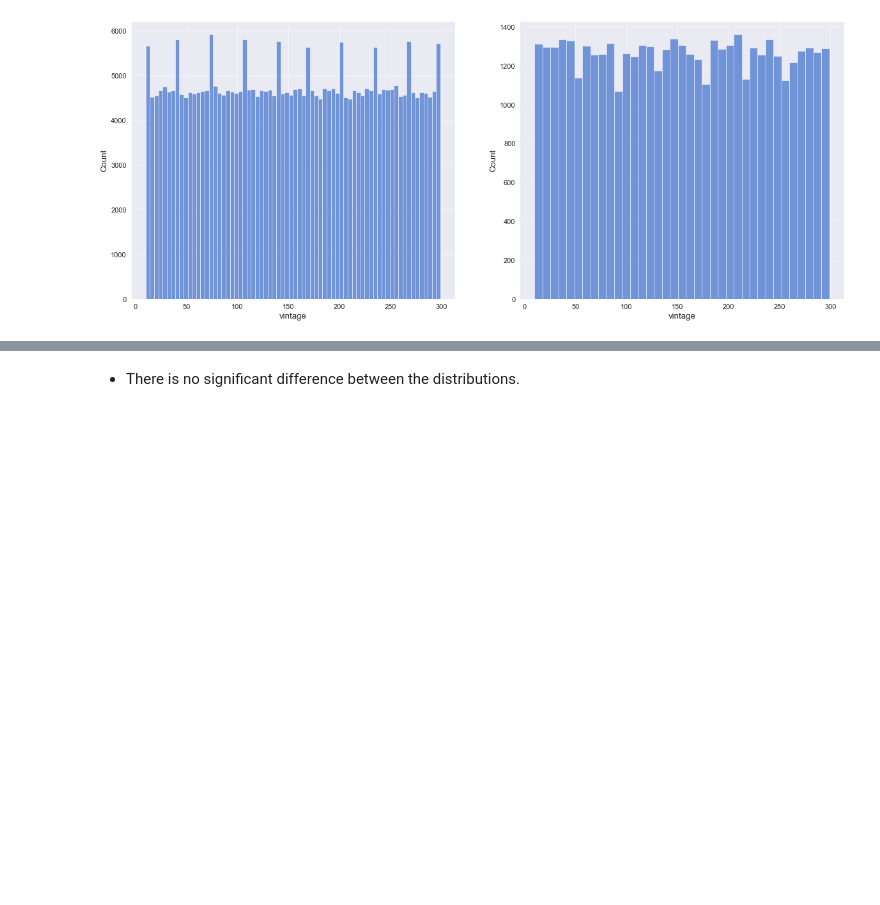
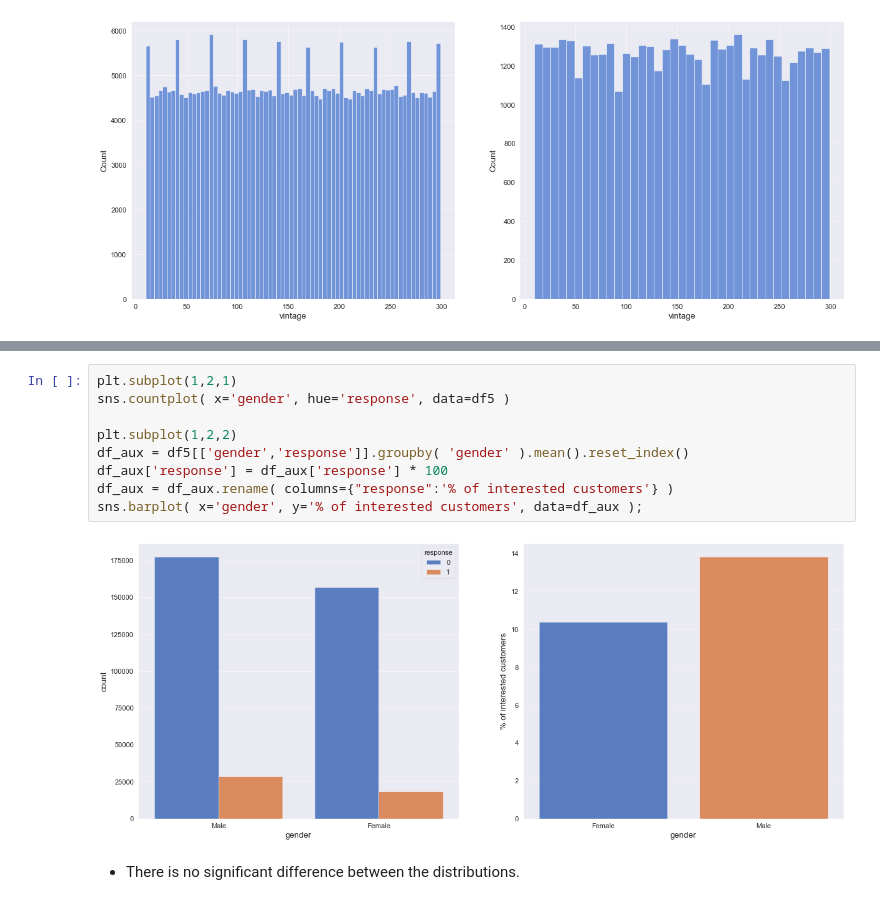
Before and after one commit to Gutscs/Health-Insurance-Cross-Sell, a Jupyter notebook: HealthInsurance.ipynb, the cells around one changed output, grey strips where cells are left out. Cells and saved outputs as stored; diff of their text form; blank space fills up the shorter version.

```diff
--- a/HealthInsurance.ipynb
+++ b/HealthInsurance.ipynb
@@ -561,3 +647,14 @@ sns.histplot( df5[ df5['response'] == 1 ]['vintage'], ax=axes[1] );
+# %%
+plt.subplot(1,2,1)
+sns.countplot( x='gender', hue='response', data=df5 )
+
+plt.subplot(1,2,2)
+df_aux = df5[['gender','response']].groupby( 'gender' ).mean().reset_index()
+df_aux['response'] = df_aux['response'] * 100
+df_aux = df_aux.rename( columns={"response":'% of interested customers'} )
+sns.barplot( x='gender', y='% of interested customers', data=df_aux );
+# %% [output]
+[figure, added]
 # %% [markdown]
 * There is no significant difference between the distributions.
 # %% [markdown]
```
Also changed, not shown: parts of 18 cells of this notebook, 1 other file.
